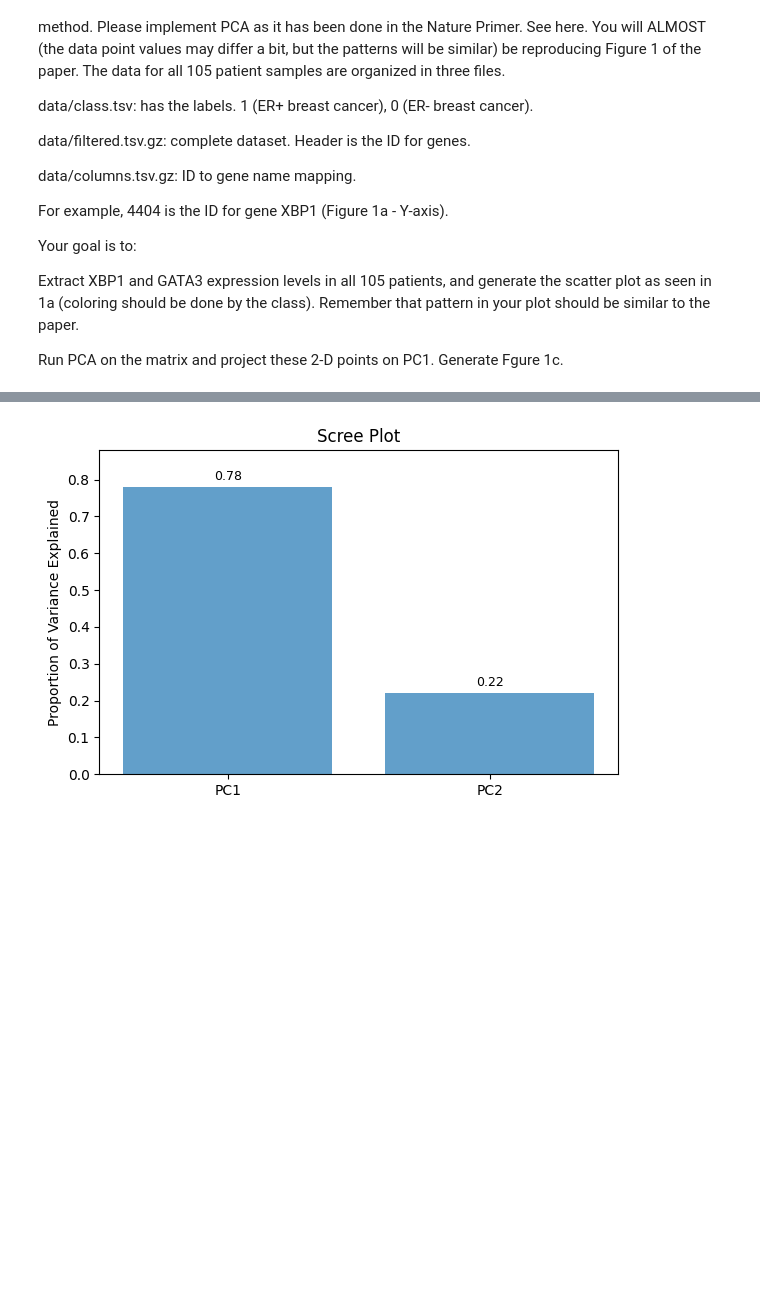
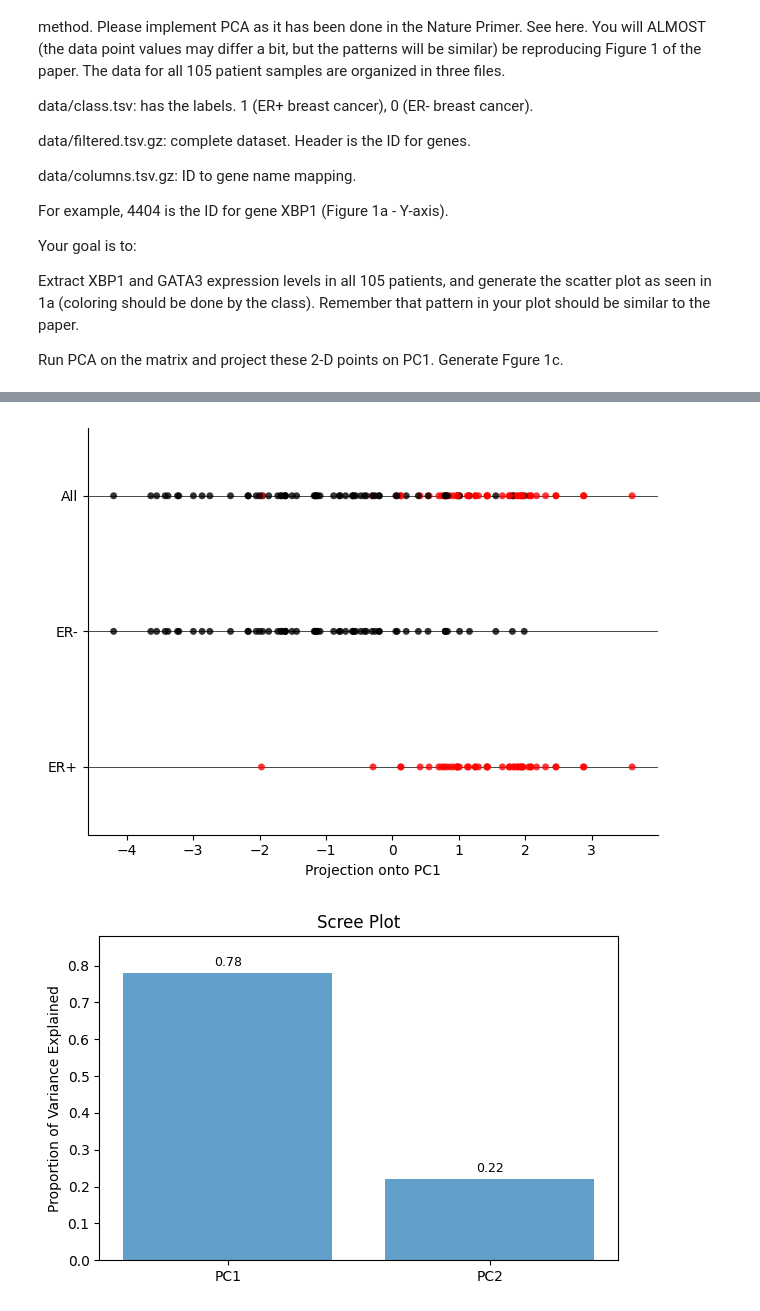
Before and after one commit to sada-02/BEE-102_23114047, a Jupyter notebook: 06_PCA.ipynb, the cells around one changed output, grey strips where cells are left out. Saved outputs shown, nothing was run; the diff lists cells and outputs as text; code cells hidden in the pictures; blank space fills up the shorter version.

```diff
--- a/06_PCA.ipynb
+++ b/06_PCA.ipynb
@@ -150,3 +89,37 @@ Variance explained by PC2: 0.2208
+# %%
+PC1_PROJ = data @ EIGENVECTORS[:, 0]
+
+DATA = pd.DataFrame({
+    "PC1": PC1_PROJ,
+    "Group": "All",
+    "Color": np.where(Z == 0, "black", "red")
+})
+
+ER_MINUS = pd.DataFrame({
+    "PC1": PC1_PROJ[Z == 0],
+    "Group": "ER-",
+    "Color": "black"
+})
+
+ER_PLUS = pd.DataFrame({
+    "PC1": PC1_PROJ[Z == 1],
+    "Group": "ER+",
+    "Color": "red"
+})
+
+PLOTS = pd.concat([DATA, ER_MINUS, ER_PLUS], ignore_index=True)
+# %%
+ax = sns.stripplot(data=PLOTS, x="PC1", y="Group", hue="Color", palette={"black": "black", "red": "red"}, dodge=False, jitter=False, alpha=0.8, size=5)
+ax.yaxis.grid(True, linestyle='-', color='black', linewidth=0.5, alpha=1.0)
+
+plt.xlabel("Projection onto PC1")
+plt.ylabel("")
+plt.legend([], [], frameon=False)
+sns.despine()
+plt.tight_layout()
+plt.show()
+# %% [output]
+[figure, added]
 # %%
 VARIANCE_RATIO = EIGENVALUES / np.sum(EIGENVALUES)
 
```
Also changed, not shown: parts of 10 cells of this notebook.
